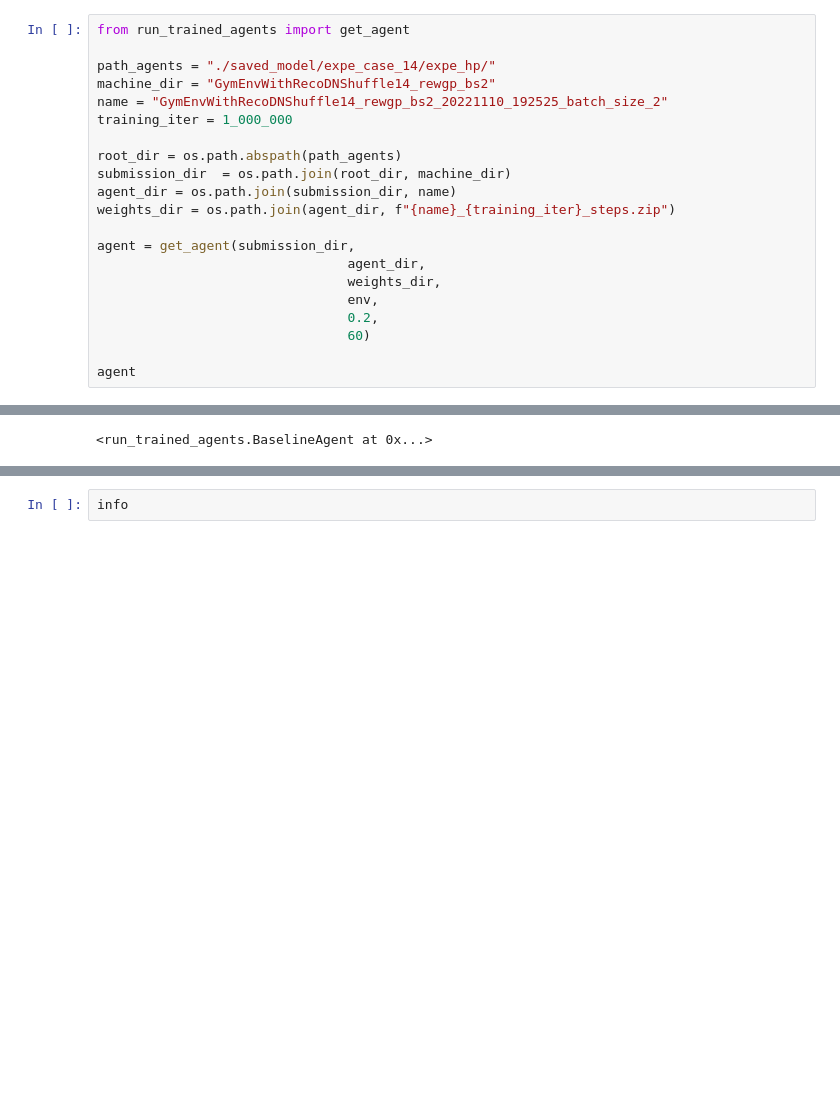
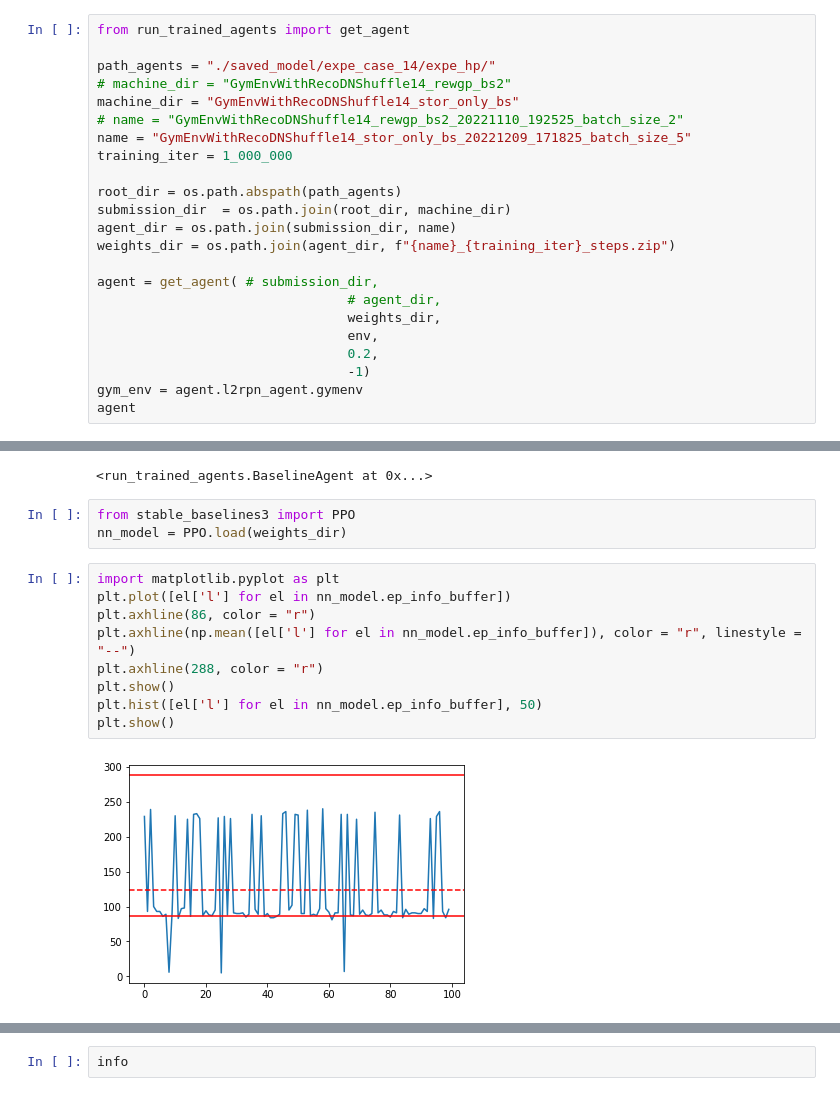
Before and after one commit to gaetanserre/L2RPN-WCCI-Baselines, a Jupyter notebook: RL/test_case14.ipynb, the cells around one changed output, grey strips where cells are left out. Saved outputs shown, nothing was run; the diff lists cells and outputs as text; blank space fills up the shorter version.

```diff
--- a/RL/test_case14.ipynb
+++ b/RL/test_case14.ipynb
@@ -117,8 +234,10 @@ sum([getattr(obs, attr_name).shape[0] for attr_name in ["gen_p", "load_p",
 from run_trained_agents import get_agent
 
 path_agents = "./saved_model/expe_case_14/expe_hp/"
-machine_dir = "GymEnvWithRecoDNShuffle14_rewgp_bs2"
-name = "GymEnvWithRecoDNShuffle14_rewgp_bs2_20221110_192525_batch_size_2"
+# machine_dir = "GymEnvWithRecoDNShuffle14_rewgp_bs2"
+machine_dir = "GymEnvWithRecoDNShuffle14_stor_only_bs"
+# name = "GymEnvWithRecoDNShuffle14_rewgp_bs2_20221110_192525_batch_size_2"
+name = "GymEnvWithRecoDNShuffle14_stor_only_bs_20221209_171825_batch_size_5"
 training_iter = 1_000_000
 
 root_dir = os.path.abspath(path_agents)
@@ -126,15 +245,29 @@ submission_dir  = os.path.join(root_dir, machine_dir)
 agent_dir = os.path.join(submission_dir, name)
 weights_dir = os.path.join(agent_dir, f"{name}_{training_iter}_steps.zip")
 
-agent = get_agent(submission_dir,
-                                agent_dir,
+agent = get_agent( # submission_dir,
+                                # agent_dir,
                                 weights_dir,
                                 env,
                                 0.2,
-                                60)
-
+                                -1)
+gym_env = agent.l2rpn_agent.gymenv
 agent
 # %% [output]
 Wrapping the env with a `Monitor` wrapper
 Wrapping the env in a DummyVecEnv.
 <run_trained_agents.BaselineAgent at 0x...>
+# %%
+from stable_baselines3 import PPO
+nn_model = PPO.load(weights_dir)
+# %%
+import matplotlib.pyplot as plt
+plt.plot([el['l'] for el in nn_model.ep_info_buffer])
+plt.axhline(86, color = "r")
+plt.axhline(np.mean([el['l'] for el in nn_model.ep_info_buffer]), color = "r", linestyle = "--")
+plt.axhline(288, color = "r")
+plt.show()
+plt.hist([el['l'] for el in nn_model.ep_info_buffer], 50)
+plt.show()
+# %% [output]
+[figure, added]
```
Also changed, not shown: parts of 41 cells of this notebook, 4 other files.
